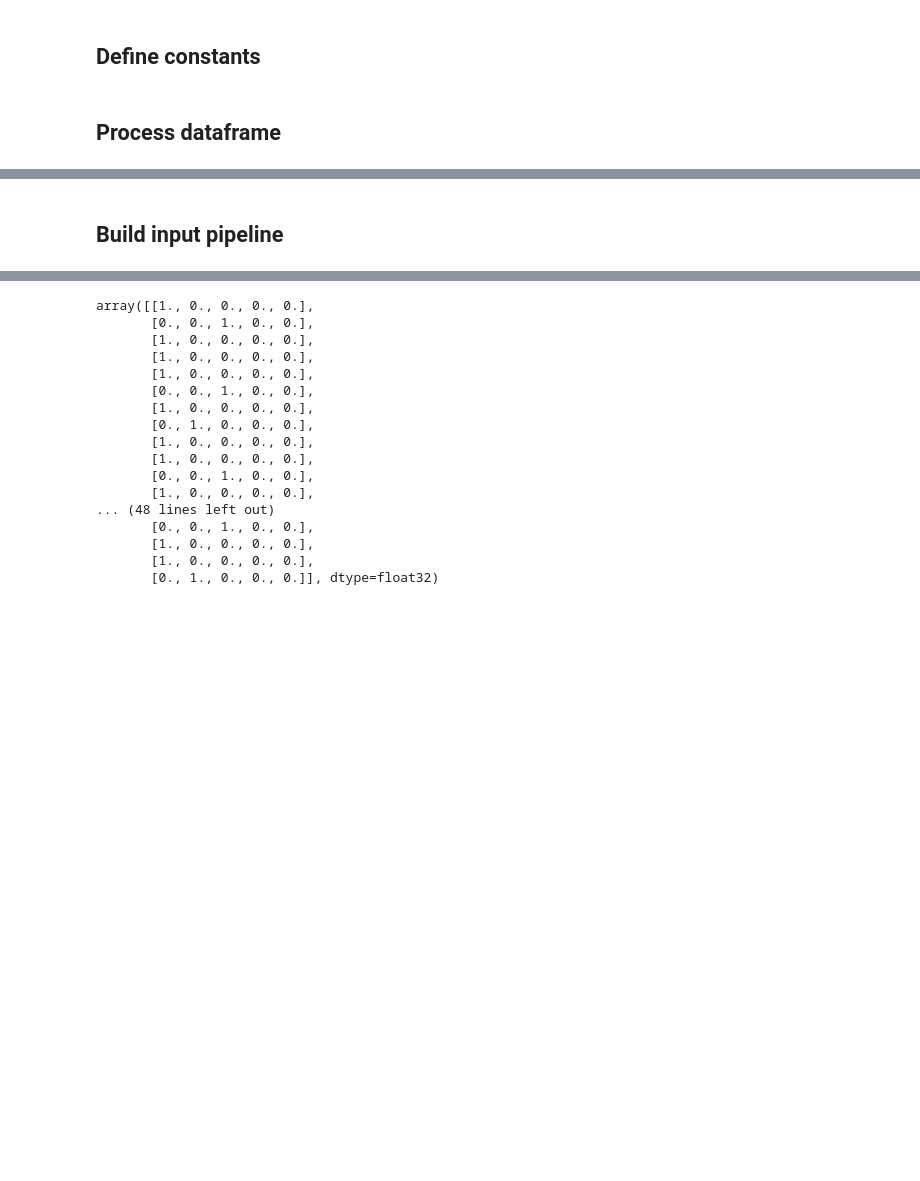
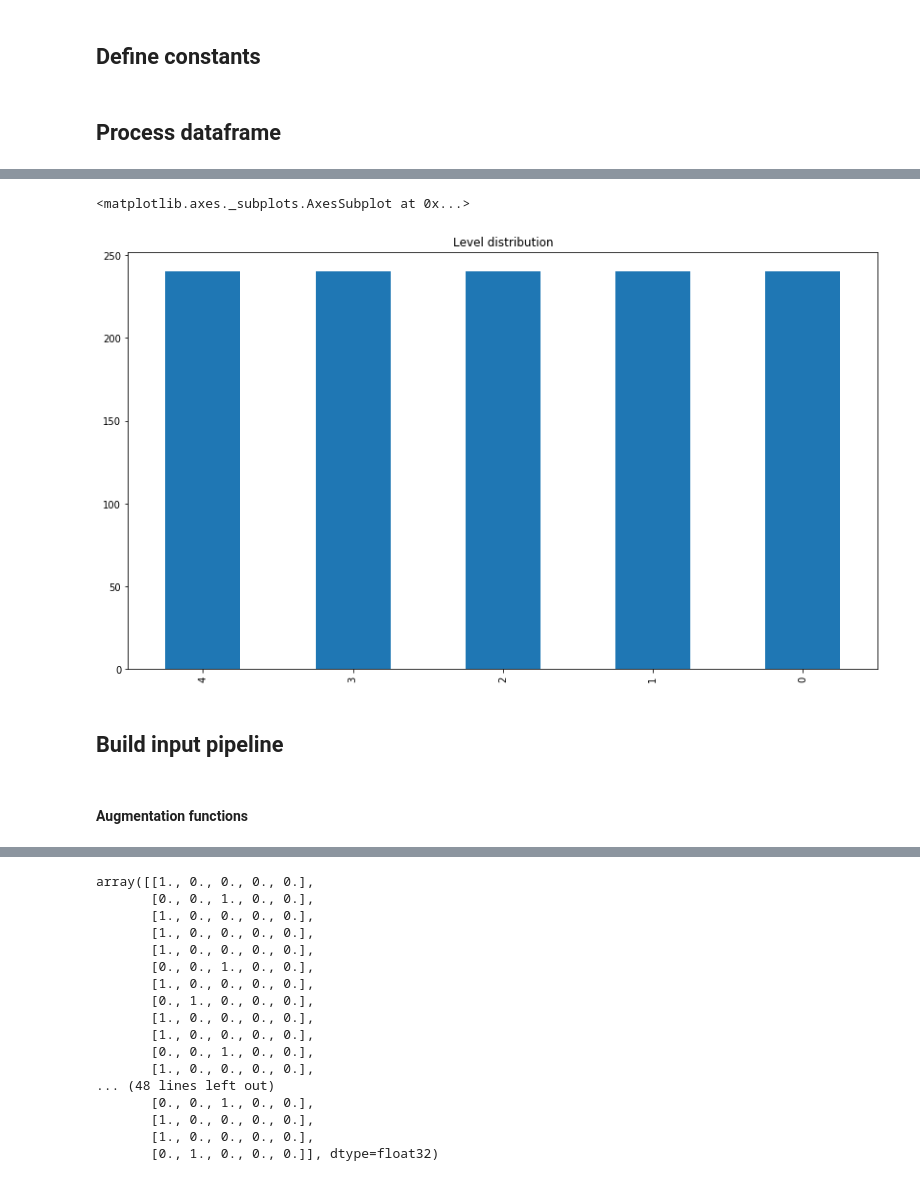
Before and after one commit to tokarchyn/diabetic-retinopathy-thesis, a Jupyter notebook: diabetic-retinopathy-ml.ipynb, the cells around one changed output, grey strips where cells are left out. Cells and saved outputs as stored; diff of their text form; code cells hidden in the pictures; blank space fills up the shorter version.

Commit message:
Add augmentation and balancing

```diff
--- a/diabetic-retinopathy-ml.ipynb
+++ b/diabetic-retinopathy-ml.ipynb
@@ -28,12 +50,14 @@ CLASS_NAMES = np.array(['No DR', 'Mild', 'Moderate', 'Severe', 'Proliferative DR
 CLASS_INDEXES = range(0,len(CLASS_NAMES))
 WIDTH = HEIGHT = 512
 BATCH_SIZE = 64
-BASE_IMAGE_DIR = os.path.join('drive/My Drive/Colab Notebooks', 'kaggle_data', 'train')
+IN_COLAB = 'google.colab' in sys.modules
+BASE_IMAGE_DIR = os.path.join('drive/My Drive/Colab Notebooks', 'kaggle_data', 'train') if IN_COLAB else os.path.join('..', 'data', 'train')
+TRAIN_LABELS_PATH = os.path.join('drive/My Drive/Colab Notebooks', 'kaggle_data', 'trainLabels.csv') if IN_COLAB else os.path.join(BASE_IMAGE_DIR, '..', 'trainLabels.csv')
 # %% [markdown]
 ## Process dataframe
 # %%
 def load_df():
-  df = pd.read_csv(os.path.join('drive/My Drive/Colab Notebooks', 'kaggle_data', 'trainLabels.csv'))
+  df = pd.read_csv()
   print(df.head())
   return df
 
@@ -50,7 +74,8 @@ def remove_unexist(df):
 def train_val_split(df):
   train_img, val_img = train_test_split(df['image'],
                                         test_size = 0.20,
-                                        random_state = 2020)
+                                        random_state = 2020,
+                                        stratify = df['level'].to_frame())
   train_df = df[df['image'].isin(train_img)]
   val_df = df[df['image'].isin(val_img)]
   print('train', train_df.shape[0], 'val', val_df.shape[0])
@@ -66,7 +91,7 @@ def balancing(df):
       continue
     to_add = []
     to_add_count = max_level_count - count_of_level
-    print(f'Need to add {to_add_count} copies of level {level}, where count of level is {count_of_level}')
+    print('Need to add',to_add_count, 'copies of level', level, 'where count of level is', count_of_level)
     it = iter(df[df['level']==level].iterrows())
     while to_add_count > len(to_add):
       _, row = None, None
@@ -79,10 +104,18 @@ def balancing(df):
     df = df.append(to_add)
   return df
 
+def shrink_dataset(df, number_of_each_level):
+    levels = df['level'].unique()
+    df_tmp = df[df['level'] == levels[0]].sample(number_of_each_level)
+    for l in levels[1:]:
+        df_tmp = df_tmp.append(df[df['level'] == l].sample(number_of_each_level))
+    return df_tmp
+
 def prepare_data():
   df = load_df()
   df = add_features(df)
   df = remove_unexist(df)
+  df = shrink_dataset(df, 300)
   train_df, val_df = train_val_split(df)
   train_df = balancing(train_df)
   return train_df, val_df
@@ -113,4 +132,9 @@ Need to add 4709 copies of level 3, where count of level is 188
 # %%
-df['level'].value_counts().plot(kind='bar', figsize=(14,8), title='Level distribution')
+train_df['level'].value_counts().plot(kind='bar', figsize=(14,8), title='Level distribution')
+# %% [output]
+<matplotlib.axes._subplots.AxesSubplot at 0x...>
+[figure, added]
 # %% [markdown]
 ## Build input pipeline
+# %% [markdown]
+#### Augmentation functions
```
Also changed, not shown: parts of 14 cells of this notebook.
